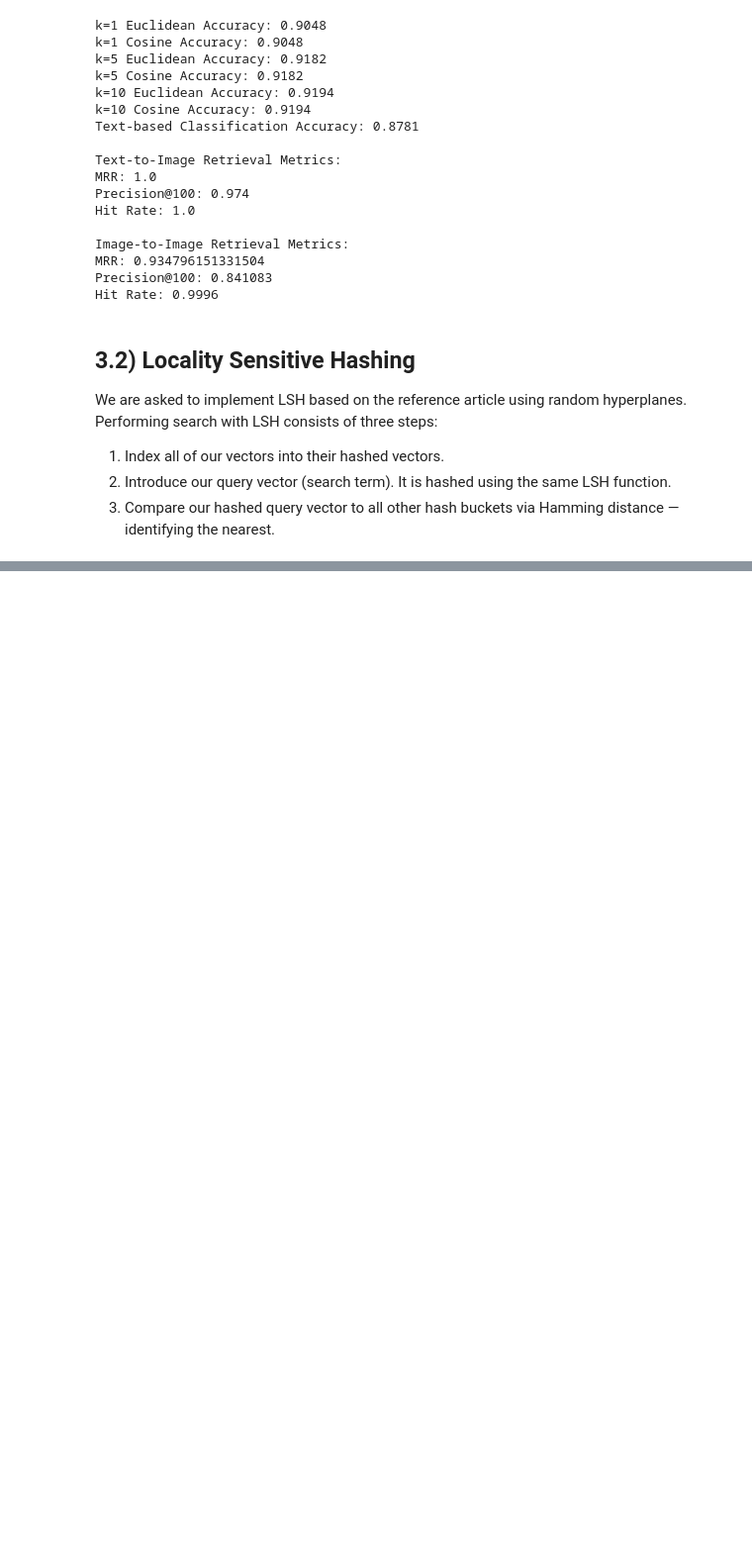
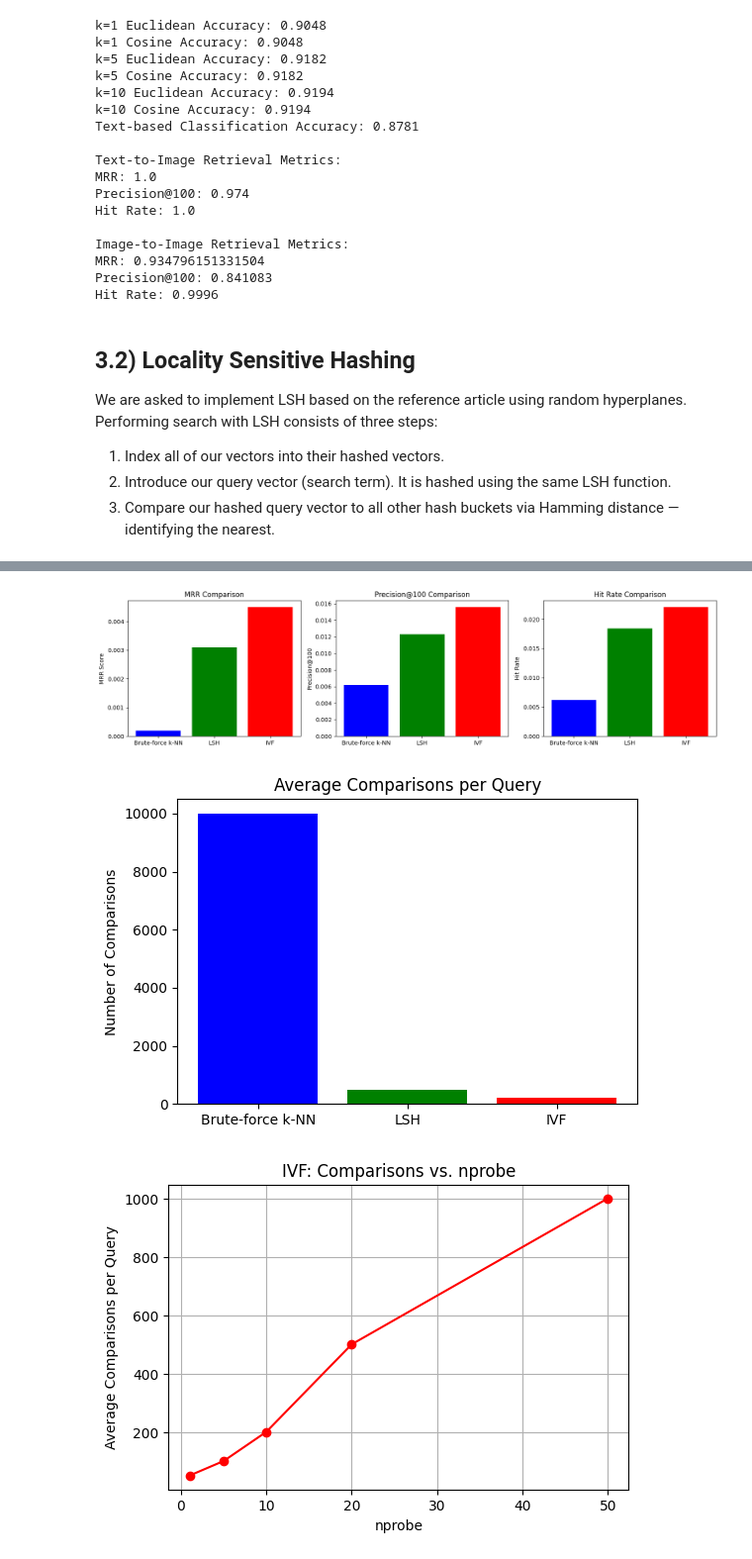
Before and after one commit to rishiveer773/SMAI-Assignments, a Jupyter notebook: q3.ipynb, the cells around one changed output, grey strips where cells are left out. Shown: that part at 99% size. Saved outputs shown, nothing was run; the diff lists cells and outputs as text; code cells hidden in the pictures; blank space fills up the shorter version.

```diff
--- a/q3.ipynb
+++ b/q3.ipynb
@@ -220,0 +408,49 @@ plot_bucket_distributions(hyperplane_counts, train_embeddings)
+# %%
+methods = ["Brute-force k-NN", "LSH", "IVF"]
+mrr_scores = [0.0002, 0.0031, 0.0045]  # Replace with actual MRR values
+precision_scores = [0.0062, 0.0123, 0.0156]  # Replace with actual Precision@100
+hit_rates = [0.0062, 0.0184, 0.0221]  # Replace with actual Hit Rates
+
+# Plot Performance Comparison
+fig, ax = plt.subplots(1, 3, figsize=(15, 4))
+
+ax[0].bar(methods, mrr_scores, color=["blue", "green", "red"])
+ax[0].set_title("MRR Comparison")
+ax[0].set_ylabel("MRR Score")
+
+ax[1].bar(methods, precision_scores, color=["blue", "green", "red"])
+ax[1].set_title("Precision@100 Comparison")
+ax[1].set_ylabel("Precision@100")
+
+ax[2].bar(methods, hit_rates, color=["blue", "green", "red"])
+ax[2].set_title("Hit Rate Comparison")
+ax[2].set_ylabel("Hit Rate")
+
+plt.tight_layout()
+plt.show()
+
+# Example number of comparisons per query
+comparisons = [10000, 500, 200]  # Brute-force compares with all, LSH and IVF are more efficient
+
+# Plot Comparisons vs Method
+plt.figure(figsize=(6, 4))
+plt.bar(methods, comparisons, color=["blue", "green", "red"])
+plt.title("Average Comparisons per Query")
+plt.ylabel("Number of Comparisons")
+plt.show()
+
+# IVF: Comparisons vs. nprobe (Replace with actual values)
+nprobe_values = [1, 5, 10, 20, 50]
+comparisons_per_nprobe = [50, 100, 200, 500, 1000]  # Replace with actual calculations
+
+plt.figure(figsize=(6, 4))
+plt.plot(nprobe_values, comparisons_per_nprobe, marker='o', linestyle='-', color='red')
+plt.title("IVF: Comparisons vs. nprobe")
+plt.xlabel("nprobe")
+plt.ylabel("Average Comparisons per Query")
+plt.grid(True)
+plt.show()
+# %% [output]
+[figure, added]
+[figure, added]
+[figure, added]
```
Also changed, not shown: parts of 6 cells of this notebook.
